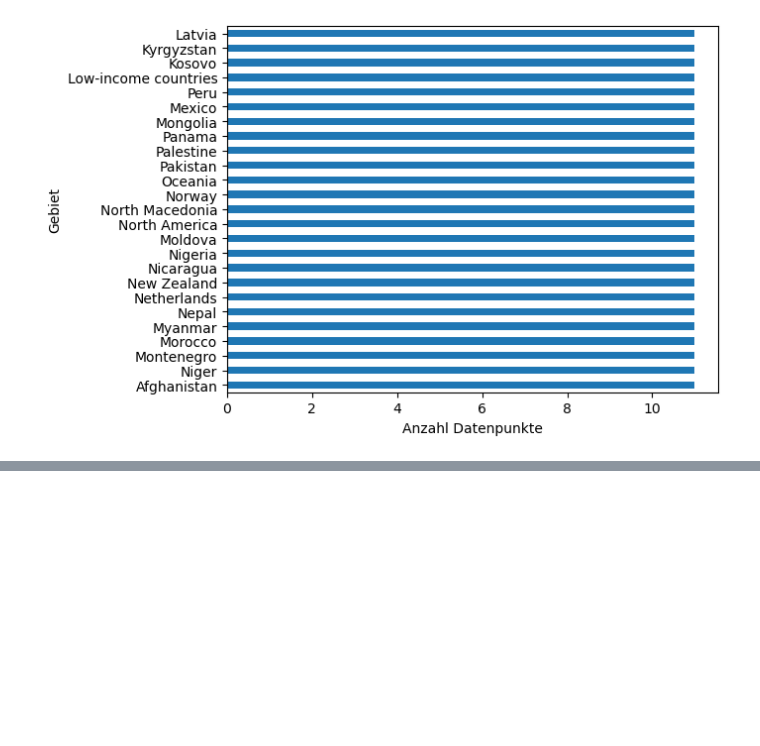
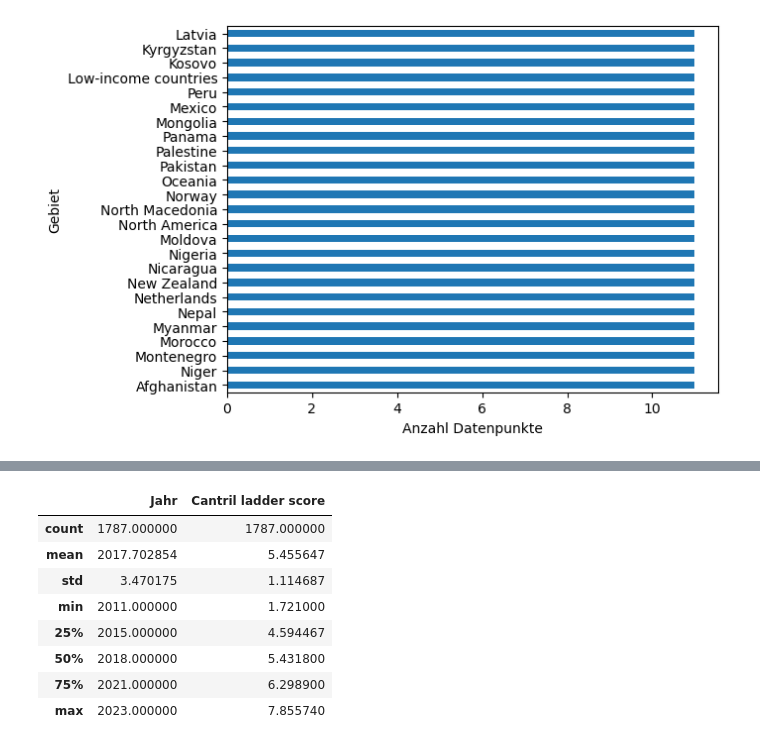
Before and after one commit to Elena-avk/elena, a Jupyter notebook: LN_Python_Elena_Yasemin.ipynb, the cells around one changed output, grey strips where cells are left out. Drawn from its saved outputs; the diff is of its cells as text; code cells hidden in the pictures; blank space fills up the shorter version.

```diff
--- a/LN_Python_Elena_Yasemin.ipynb
+++ b/LN_Python_Elena_Yasemin.ipynb
@@ -164,0 +145,12 @@ Standardabweichung: 1.1146867665403009
+# %%
+df.describe()
+# %% [output]
+|  | Jahr | Cantril ladder score |
+| count | 1787.000000 | 1787.000000 |
+| mean | 2017.702854 | 5.455647 |
+| std | 3.470175 | 1.114687 |
+| min | 2011.000000 | 1.721000 |
+| 25% | 2015.000000 | 4.594467 |
+| 50% | 2018.000000 | 5.431800 |
+| 75% | 2021.000000 | 6.298900 |
+| max | 2023.000000 | 7.855740 |
```
Also changed, not shown: parts of 10 cells of this notebook.
